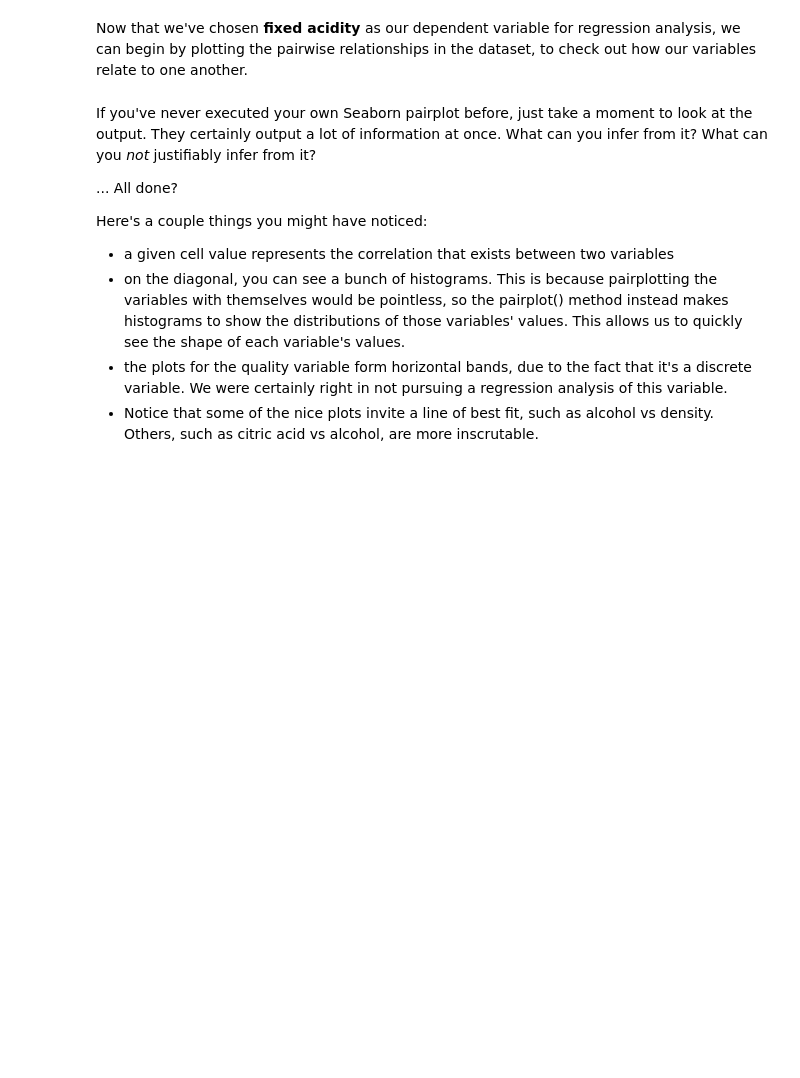
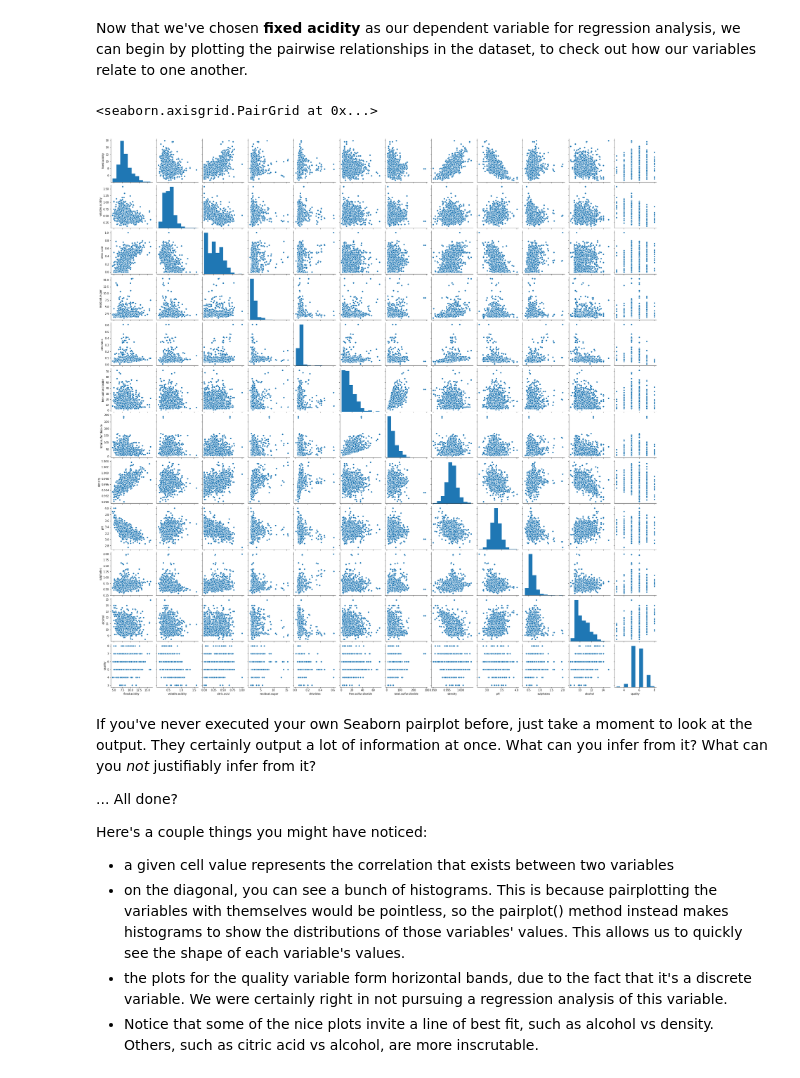
Before and after one commit to danpfc/Springboard_11.4.1_Case_Study_-_Linear_Regression_1_, a Jupyter notebook: 11.4.1 Case Study - Linear Regression/Springboard Regression Case Study - the Red Wine Dataset - Tier 3.ipynb, the cells around one changed output. Drawn from its saved outputs; the diff is of its cells as text; code cells hidden in the pictures; blank space fills up the shorter version.

Commit message:
Update Springboard Regression Case Study - the Red Wine Dataset - Tier 3.ipynb
Assignment Done

```diff
--- a/11.4.1 Case Study - Linear Regression/Springboard Regression Case Study - the Red Wine Dataset - Tier 3.ipynb
+++ b/11.4.1 Case Study - Linear Regression/Springboard Regression Case Study - the Red Wine Dataset - Tier 3.ipynb
@@ -177,7 +199,10 @@ The heading of this stage of the data science pipeline ('Cleaning, Transforming,
 Now that we've chosen **fixed acidity** as our dependent variable for regression analysis, we can begin by plotting the pairwise relationships in the dataset, to check out how our variables relate to one another.
 # %%
 # Make a pairplot of the wine data
-_ _ _
+sns.pairplot(wine)
+# %% [output]
+<seaborn.axisgrid.PairGrid at 0x...>
+[figure, added]
 # %% [markdown]
 If you've never executed your own Seaborn pairplot before, just take a moment to look at the output. They certainly output a lot of information at once. What can you infer from it? What can you *not* justifiably infer from it?
 
```
Also changed, not shown: parts of 29 cells of this notebook.
